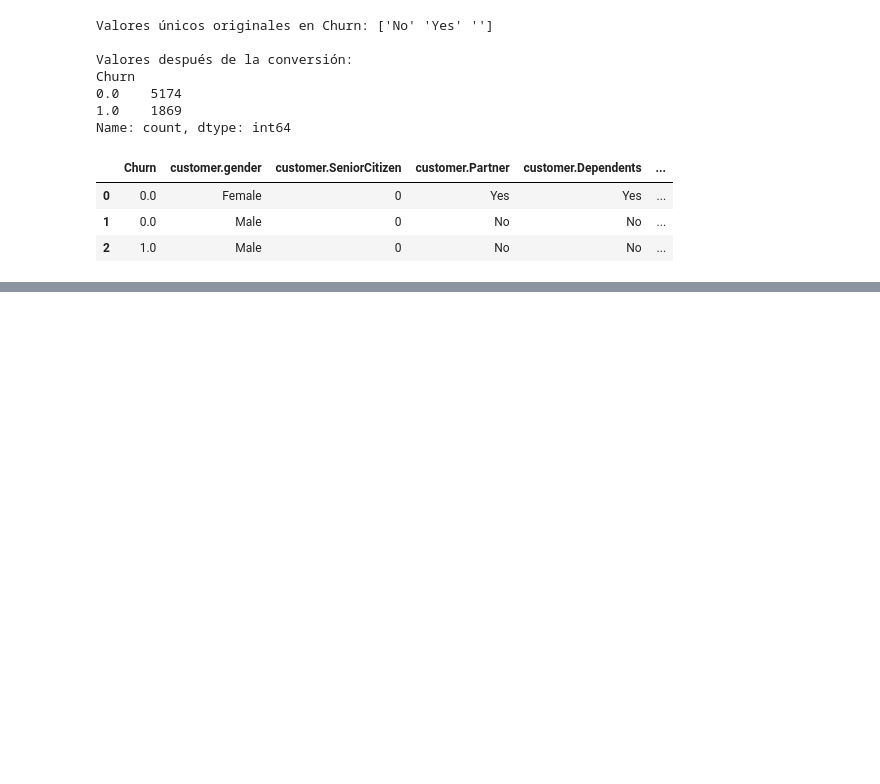
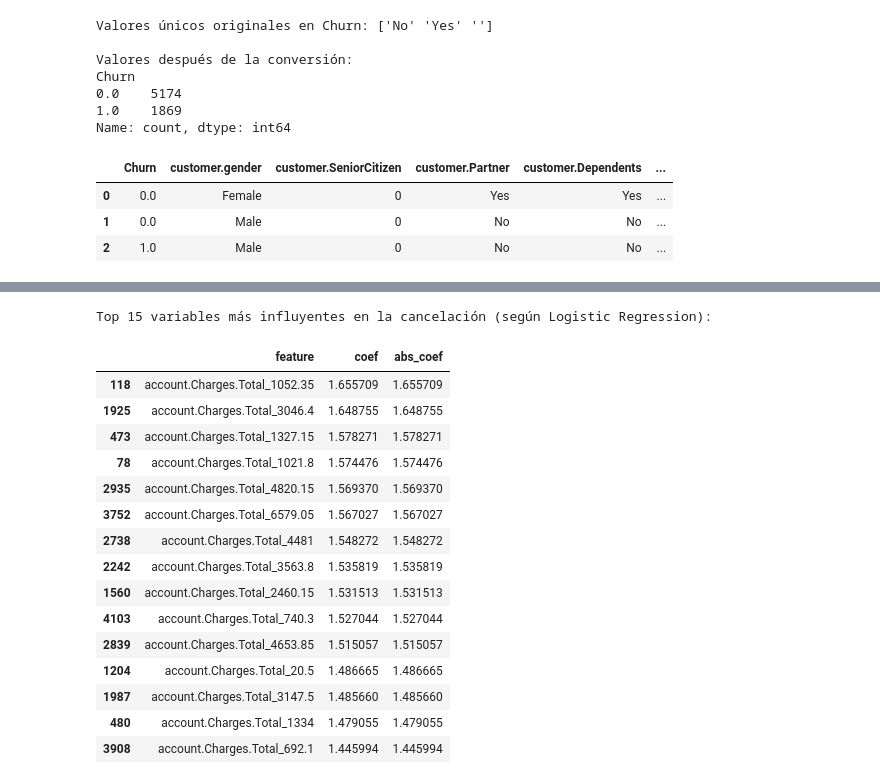
Before and after one commit to CSebasGC/csgc_TelecomX_parte2, a Jupyter notebook: TelecomX_LATAM.ipynb, the cells around one changed output, grey strips where cells are left out. Cells and saved outputs as stored; diff of their text form; code cells hidden in the pictures; blank space fills up the shorter version.

```diff
--- a/TelecomX_LATAM.ipynb
+++ b/TelecomX_LATAM.ipynb
@@ -734,0 +927,45 @@ Name: count, dtype: int64
+# %%
+# === PARTE 2 — 8.1 Importancia de Variables (Logistic Regression) ===
+
+import numpy as np
+import pandas as pd
+
+# Extraer el step del modelo entrenado
+logreg_model = logreg_clf.named_steps["clf"]
+encoder = logreg_clf.named_steps["preprocess"]
+
+# Obtenemos los nombres de las columnas transformadas
+feature_names_num = encoder.named_transformers_["num"].get_feature_names_out(input_features=num_cols)
+feature_names_cat = encoder.named_transformers_["cat"].get_feature_names_out(input_features=cat_cols)
+all_features = np.concatenate([feature_names_num, feature_names_cat])
+
+# DataFrame con coeficientes
+coef_df = pd.DataFrame({
+    "feature": all_features,
+    "coef": logreg_model.coef_[0]
+})
+
+# Ordenar por magnitud de importancia
+coef_df["abs_coef"] = coef_df["coef"].abs()
+coef_df = coef_df.sort_values("abs_coef", ascending=False)
+
+print("Top 15 variables más influyentes en la cancelación (según Logistic Regression):")
+display(coef_df.head(15))
+# %% [output]
+Top 15 variables más influyentes en la cancelación (según Logistic Regression):
+|  | feature | coef | abs_coef |
+| 118 | account.Charges.Total_1052.35 | 1.655709 | 1.655709 |
+| 1925 | account.Charges.Total_3046.4 | 1.648755 | 1.648755 |
+| 473 | account.Charges.Total_1327.15 | 1.578271 | 1.578271 |
+| 78 | account.Charges.Total_1021.8 | 1.574476 | 1.574476 |
+| 2935 | account.Charges.Total_4820.15 | 1.569370 | 1.569370 |
+| 3752 | account.Charges.Total_6579.05 | 1.567027 | 1.567027 |
+| 2738 | account.Charges.Total_4481 | 1.548272 | 1.548272 |
+| 2242 | account.Charges.Total_3563.8 | 1.535819 | 1.535819 |
+| 1560 | account.Charges.Total_2460.15 | 1.531513 | 1.531513 |
+| 4103 | account.Charges.Total_740.3 | 1.527044 | 1.527044 |
+| 2839 | account.Charges.Total_4653.85 | 1.515057 | 1.515057 |
+| 1204 | account.Charges.Total_20.5 | 1.486665 | 1.486665 |
+| 1987 | account.Charges.Total_3147.5 | 1.485660 | 1.485660 |
+| 480 | account.Charges.Total_1334 | 1.479055 | 1.479055 |
+| 3908 | account.Charges.Total_692.1 | 1.445994 | 1.445994 |
```
Also changed, not shown: parts of 13 cells of this notebook.
